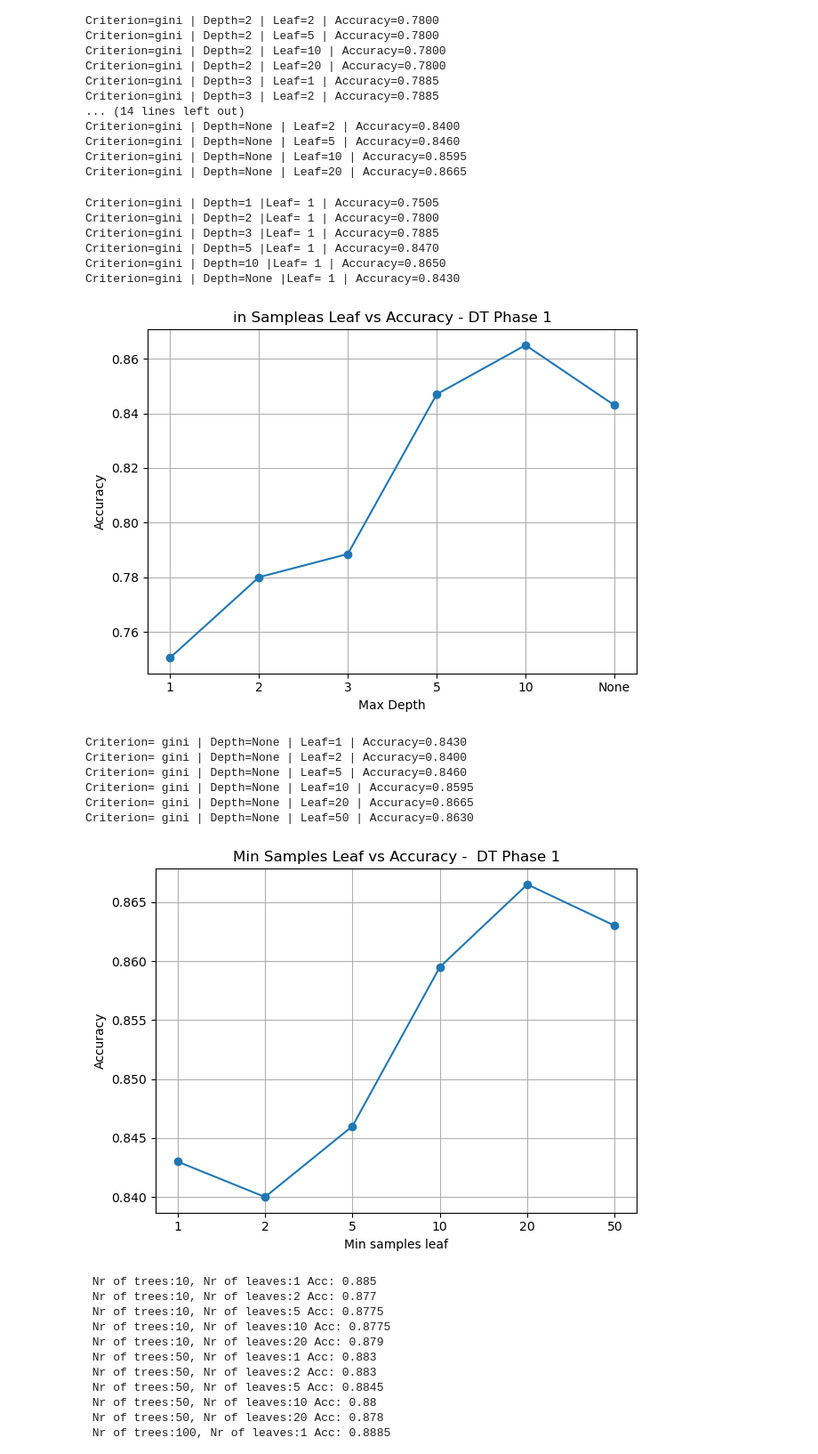
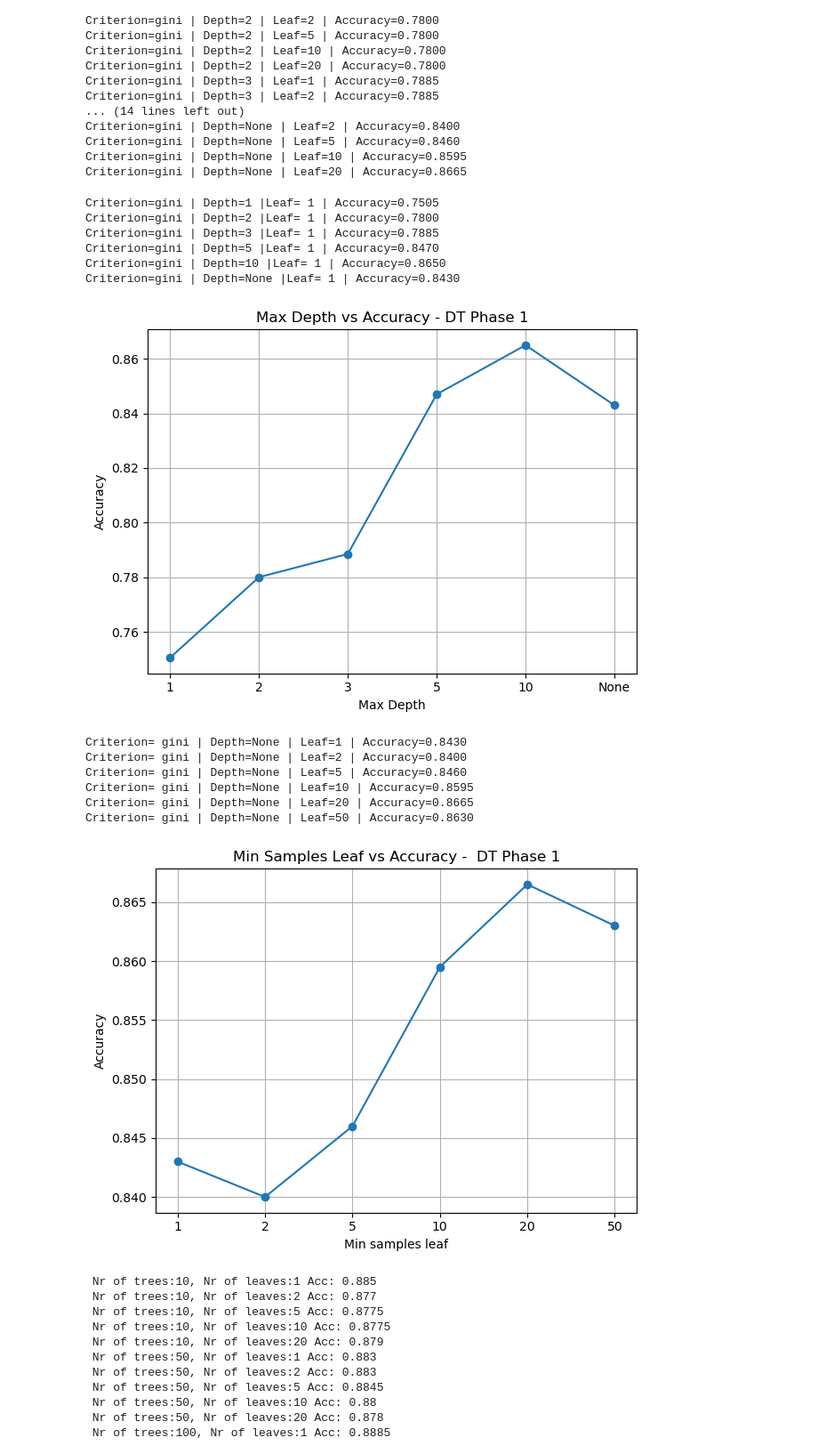
Before and after one commit to ErjonXhani/ai-vs-human-text-detection-INM701, a Jupyter notebook: intro to ai new dataset.ipynb, the cells around one changed output. Shown at 89% size. Saved outputs shown, nothing was run; the diff lists cells and outputs as text; code cells hidden in the pictures.

```diff
--- a/intro to ai new dataset.ipynb
+++ b/intro to ai new dataset.ipynb
@@ -216,40 +216,40 @@ for d in depth_testing:
 
 plt.figure()
 plt.plot([str(d) for d in depth_testing],accuracy_arr,marker="o")
-plt.title("in Sampleas Leaf vs Accuracy - DT Phase 1")
+plt.title("Max Depth vs Accuracy - DT Phase 1")
 plt.xlabel("Max Depth")
 plt.ylabel("Accuracy")
 plt.grid(True)
 plt.tight_layout()
 plt.show()
 
 accuracy_arr1=[]
 for l in leaves:
     tree = DecisionTreeClassifier(criterion="gini",max_depth=None,min_samples_leaf=l,random_state=42)
 
     tree.fit(X_train_new_f,y_train)
     preds = tree.predict(X_test_new_f)
 
     accuracy = accuracy_score(y_test, preds)
     accuracy_arr1.append(accuracy)
     print(f"Criterion= gini | Depth=None | Leaf={l} | Accuracy={accuracy:.4f}")
 
 plt.figure()
 plt.plot([str(l) for l in leaves],accuracy_arr1,marker="o")
 plt.title("Min Samples Leaf vs Accuracy -  DT Phase 1")
 plt.xlabel("Min samples leaf")
 plt.ylabel("Accuracy")
 plt.grid(True)
 plt.tight_layout()
 plt.show()
 # %% [output]
 Criterion=gini | Depth=1 |Leaf= 1 | Accuracy=0.7505
 Criterion=gini | Depth=2 |Leaf= 1 | Accuracy=0.7800
 Criterion=gini | Depth=3 |Leaf= 1 | Accuracy=0.7885
 Criterion=gini | Depth=5 |Leaf= 1 | Accuracy=0.8470
 Criterion=gini | Depth=10 |Leaf= 1 | Accuracy=0.8650
 Criterion=gini | Depth=None |Leaf= 1 | Accuracy=0.8430
-[figure, old version]
+[figure, new version]
 Criterion= gini | Depth=None | Leaf=1 | Accuracy=0.8430
 Criterion= gini | Depth=None | Leaf=2 | Accuracy=0.8400
 Criterion= gini | Depth=None | Leaf=5 | Accuracy=0.8460
```
Also changed, not shown: parts of 1 cell of this notebook, 1 other file.
